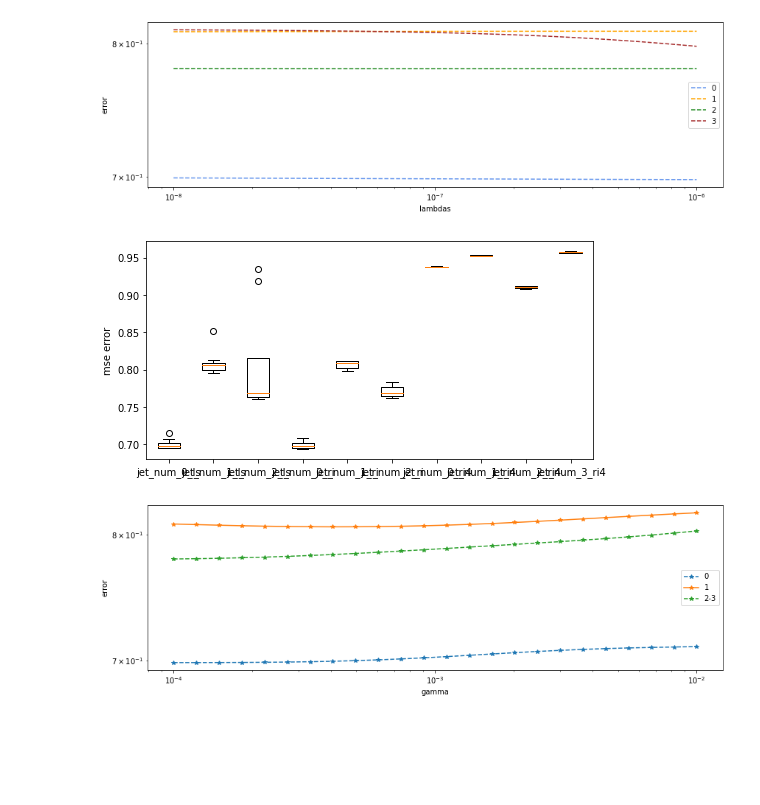
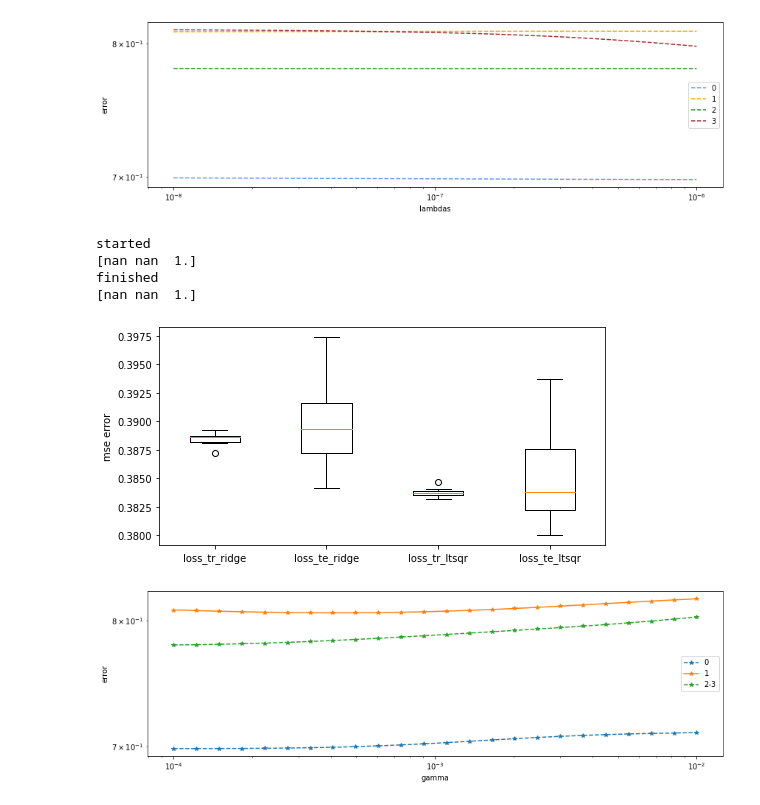
Before and after one commit to madtoinou/CS-433_HBozonClass, a Jupyter notebook: scripts/project1.ipynb, the cells around one changed output. Drawn from its saved outputs; the diff is of its cells as text; code cells hidden in the pictures; blank space fills up the shorter version.

Commit message:
cross-validation with mixed jet_num

```diff
--- a/scripts/project1.ipynb
+++ b/scripts/project1.ipynb
@@ -794,32 +630,60 @@ print("finished")
+# %%
+seed = 12871231
+#usually 8
+k_fold = 8
+
+# split data in k fold
+k_indices = build_k_indices(y, k_fold, seed)
+
+pred_0, pred_1, pred_2, dat_0_, dat_1_, dat_2_, inds_0, inds_1, inds_2 = preproc_3split(y,tX)
+
+rmse_tr_ridge = []
+rmse_te_ridge = []
+rmse_tr_ltsqr = []
+rmse_te_ltsqr = []
+
+print("started")
+print(tX[1,-3:])
+
+for k in range(k_fold):
+    loss_tr_ridge, loss_te_ridge, w_ri = cross_validation_ridge_3split(pred_0, pred_1, pred_2,
+                                                                       dat_0_, dat_1_, dat_2_,
+                                                                       inds_0, inds_1, inds_2,
+                                                                       k_indices, k)
+    loss_tr_ltsqr, loss_te_ltsqr, w_ls = cross_validation_ridge_3split(pred_0, pred_1, pred_2,
+                                                                       dat_0_, dat_1_, dat_2_,
+                                                                       inds_0, inds_1, inds_2,
+                                                                       k_indices, k, [10**-60, 10**-60, 10**-60])
+
+    rmse_tr_ridge.append(loss_tr_ridge)
+    rmse_te_ridge.append(loss_te_ridge)
+    rmse_tr_ltsqr.append(loss_tr_ltsqr)
+    rmse_te_ltsqr.append(loss_te_ltsqr)
+
+print("finished")
+print(tX[1,-3:])
+# %% [output]
+started
+[nan nan  1.]
+finished
+[nan nan  1.]
 # %%
 plt.figure(figsize=[8,4])
-plt.boxplot([rmse_0_ls,
-             rmse_1_ls,
-             rmse_2_ls,
-             rmse_0_ri,
-             rmse_1_ri,
-             rmse_2_ri,
-             rmse_0_ri4,
-             rmse_1_ri4,
-             rmse_2_ri4,
-             rmse_3_ri4
+plt.boxplot([rmse_tr_ridge,
+             rmse_te_ridge,
+             rmse_tr_ltsqr,
+             rmse_te_ltsqr
             ],
             labels=[
-                "jet_num_0_ls",
-                "jet_num_1_ls",
-                "jet_num_2_ls",
-                "jet_num_0_ri",
-                "jet_num_1_ri",
-                "jet_num_2_ri",
-                "jet_num_0_ri4",
-                "jet_num_1_ri4",
-                "jet_num_2_ri4",
-                "jet_num_3_ri4"
+                "loss_tr_ridge",
+                "loss_te_ridge",
+                "loss_tr_ltsqr",
+                "loss_te_ltsqr"
             ])
 plt.ylabel("mse error")
 plt.show()
 # %% [output]
-[figure, old version]
+[figure, new version]
 # %%
 f = plt.figure(figsize=(14,14)) # change this if needed
 
```
Also changed, not shown: parts of 4 cells of this notebook, 1 other file.
